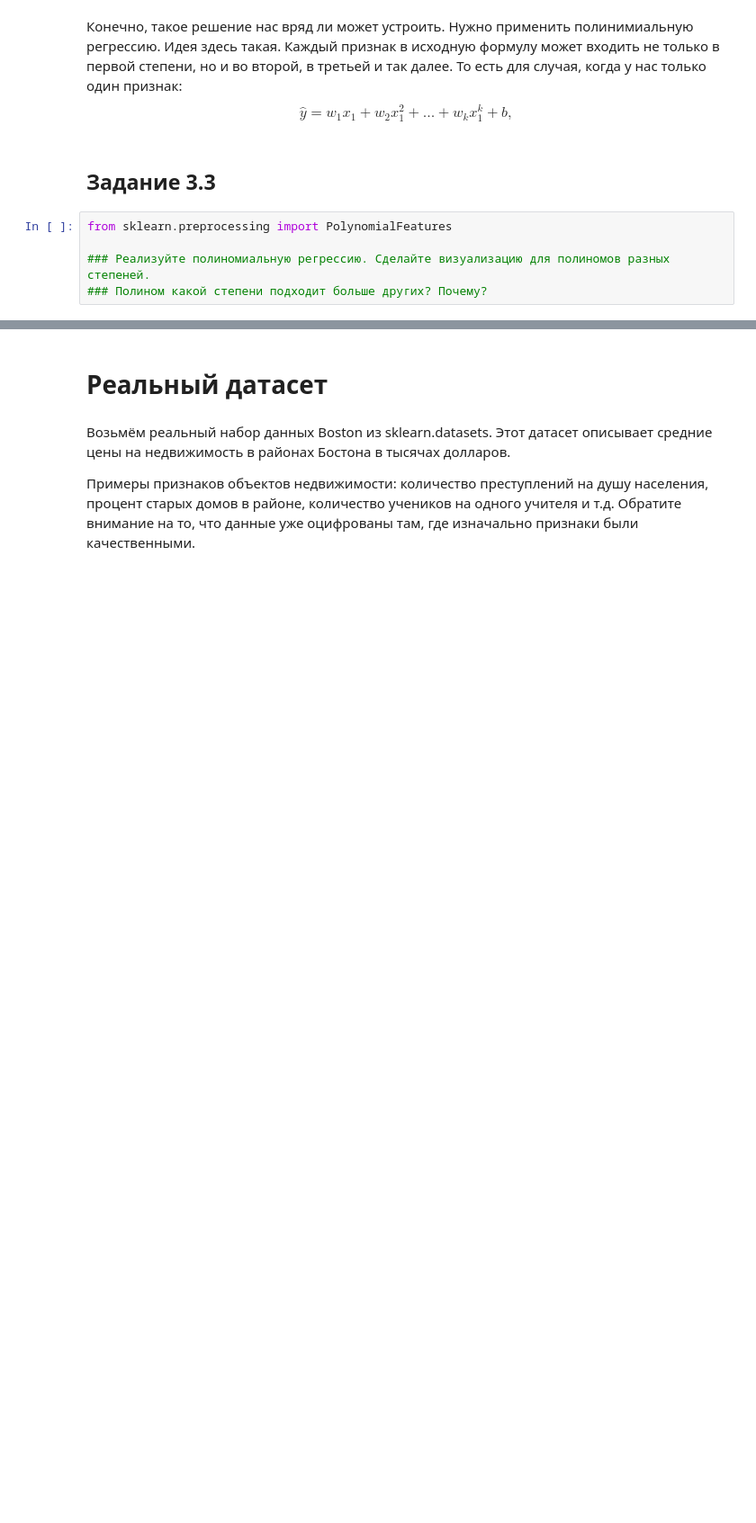
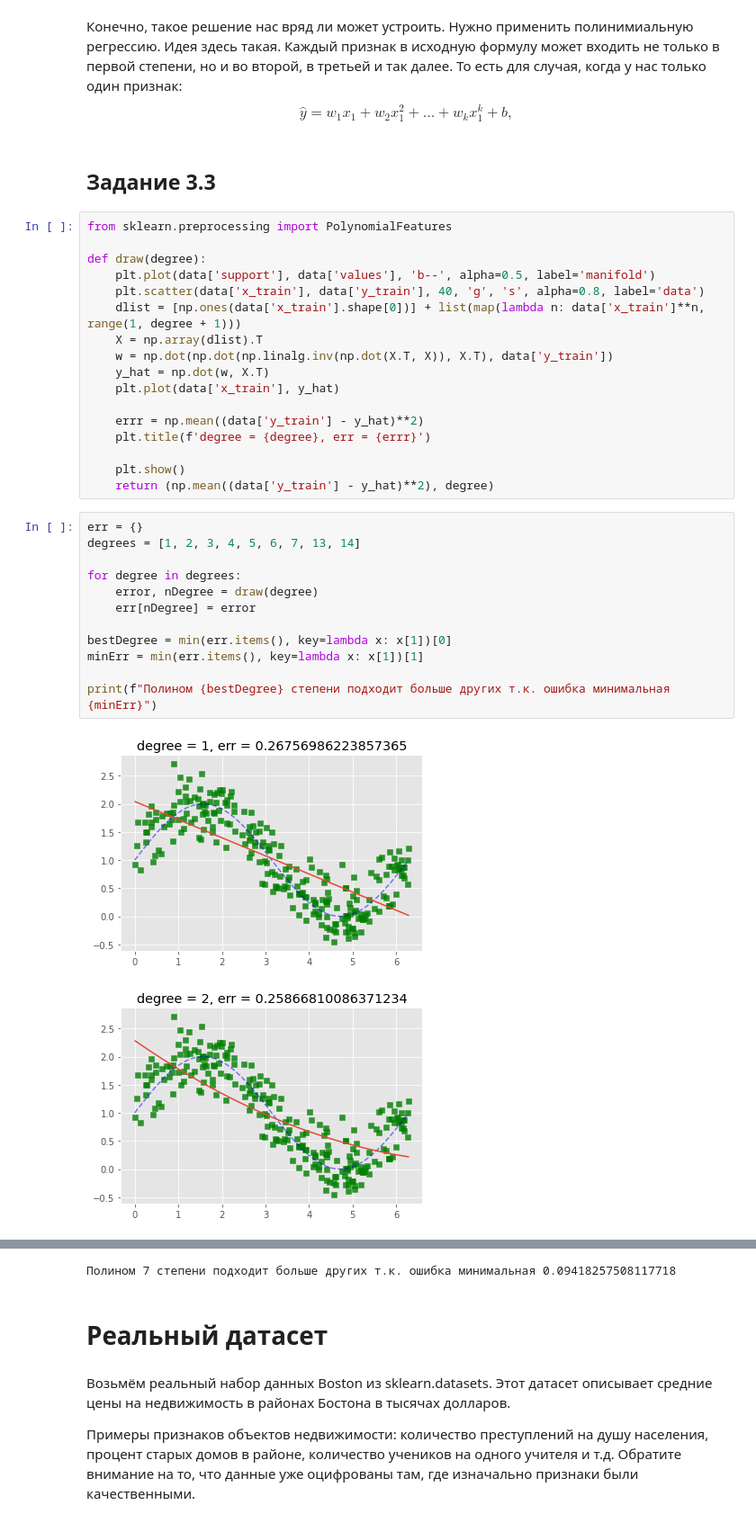
Before and after one commit to BugPersonality/ML, a Jupyter notebook: Linear_Regression_lab_3_1_3_4.ipynb, the cells around one changed output, grey strips where cells are left out. Shown at 90% size. Cells and saved outputs as stored; diff of their text form; blank space fills up the shorter version.

```diff
--- a/Linear_Regression_lab_3_1_3_4.ipynb
+++ b/Linear_Regression_lab_3_1_3_4.ipynb
@@ -181,8 +181,35 @@ Mean Squared Error: 0.27974925587123217
 $$ \hat{y} = w_1 x_1 + w_2 x_1^2 + ... + w_k x_1^k + b,$$
 # %% [markdown]
 ## Задание 3.3
-# %%
-from sklearn.preprocessing import PolynomialFeatures
-
-### Реализуйте полиномиальную регрессию. Сделайте визуализацию для полиномов разных степеней.
-### Полином какой степени подходит больше других? Почему?
+# %%
+from sklearn.preprocessing import PolynomialFeatures
+
+def draw(degree):
+    plt.plot(data['support'], data['values'], 'b--', alpha=0.5, label='manifold')
+    plt.scatter(data['x_train'], data['y_train'], 40, 'g', 's', alpha=0.8, label='data')
+    dlist = [np.ones(data['x_train'].shape[0])] + list(map(lambda n: data['x_train']**n, range(1, degree + 1)))
+    X = np.array(dlist).T
+    w = np.dot(np.dot(np.linalg.inv(np.dot(X.T, X)), X.T), data['y_train'])
+    y_hat = np.dot(w, X.T)
+    plt.plot(data['x_train'], y_hat)
+
+    errr = np.mean((data['y_train'] - y_hat)**2)
+    plt.title(f'degree = {degree}, err = {errr}')
+
+    plt.show()
+    return (np.mean((data['y_train'] - y_hat)**2), degree)
+# %%
+err = {}
+degrees = [1, 2, 3, 4, 5, 6, 7, 13, 14]
+
+for degree in degrees:
+    error, nDegree = draw(degree)
+    err[nDegree] = error
+
+bestDegree = min(err.items(), key=lambda x: x[1])[0]
+minErr = min(err.items(), key=lambda x: x[1])[1]
+
+print(f"Полином {bestDegree} степени подходит больше других т.к. ошибка минимальная {minErr}")
+# %% [output]
+[figure, added]
+[figure, added]
@@ -189,3 +223,4 @@ from sklearn.preprocessing import PolynomialFeatures
+Полином 7 степени подходит больше других т.к. ошибка минимальная 0.09418257508117718
 # %% [markdown]
 # Реальный датасет
 # %% [markdown]
```
Also changed, not shown: parts of 5 cells of this notebook.
